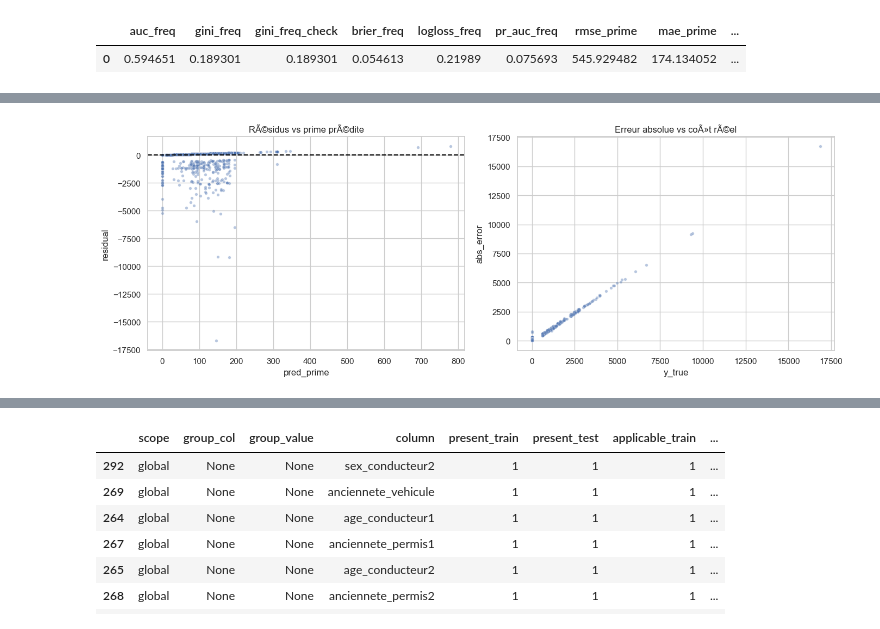
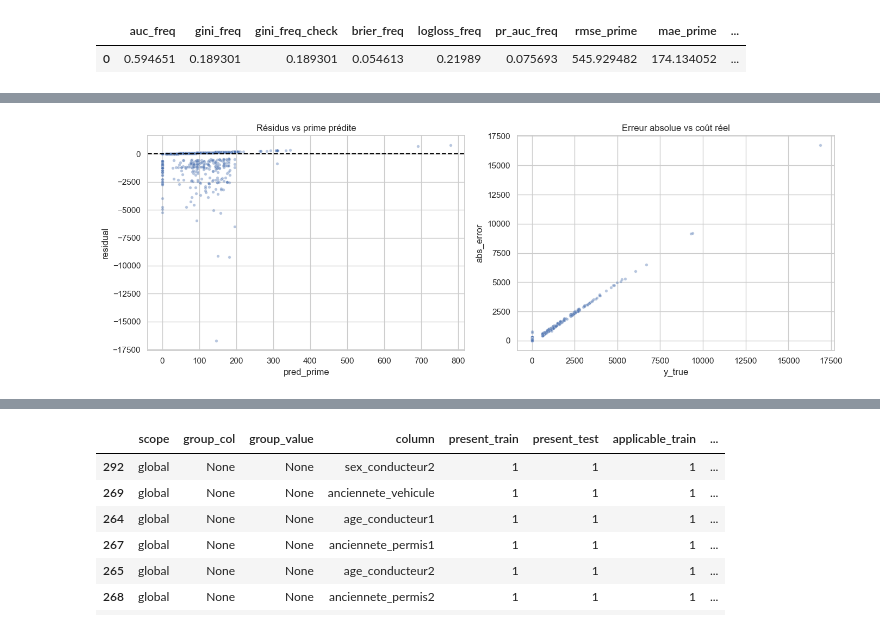
Before and after one commit to Mogramed/Calcul-prime-d-assurance, a Jupyter notebook: notebooks/ds/09_ds_model_diagnostics_storytelling.ipynb, the cells around one changed output, grey strips where cells are left out. Cells and saved outputs as stored; diff of their text form; code cells hidden in the pictures.

```diff
--- a/notebooks/ds/09_ds_model_diagnostics_storytelling.ipynb
+++ b/notebooks/ds/09_ds_model_diagnostics_storytelling.ipynb
@@ -430,14 +430,14 @@ else:
 # %%
-# Diagnostics rÃ©siduels prime
+# Diagnostics résiduels prime
 res_df = diag_tables.get("residuals", pd.DataFrame()) if diag_tables else pd.DataFrame()
 if not res_df.empty:
     fig, axes = plt.subplots(1, 2, figsize=(14,5))
     sns.scatterplot(data=res_df.sample(min(len(res_df), 5000), random_state=SEED), x="pred_prime", y="residual", alpha=0.4, s=15, ax=axes[0])
     axes[0].axhline(0, ls="--", color="black")
-    axes[0].set_title("RÃ©sidus vs prime prÃ©dite")
+    axes[0].set_title("Résidus vs prime prédite")
     sns.scatterplot(data=res_df.sample(min(len(res_df), 5000), random_state=SEED), x="y_true", y="abs_error", alpha=0.4, s=15, ax=axes[1])
-    axes[1].set_title("Erreur absolue vs coÃ»t rÃ©el")
+    axes[1].set_title("Erreur absolue vs coût réel")
     plt.tight_layout()
 # %% [output]
-[figure, old version]
+[figure, new version]
 # %%
```
Also changed, not shown: parts of 23 cells of this notebook, 5 other files.
